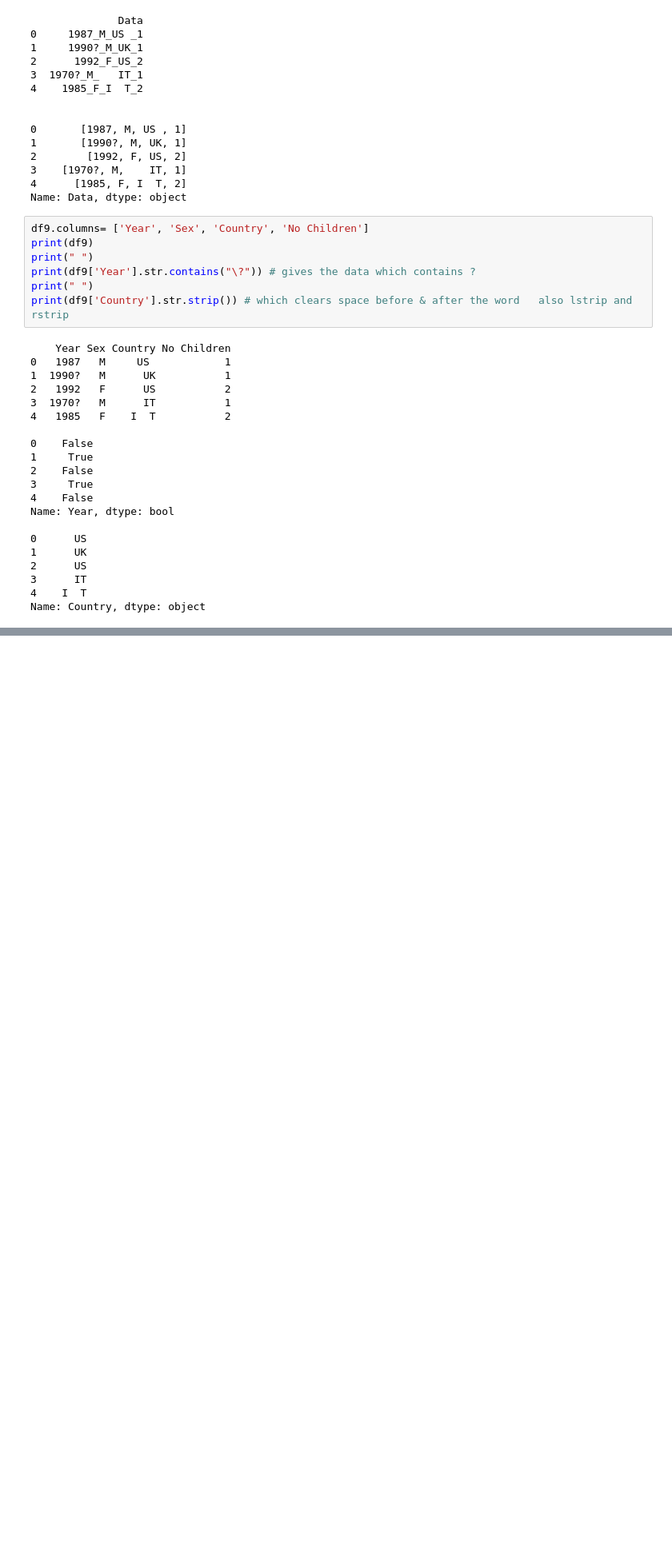
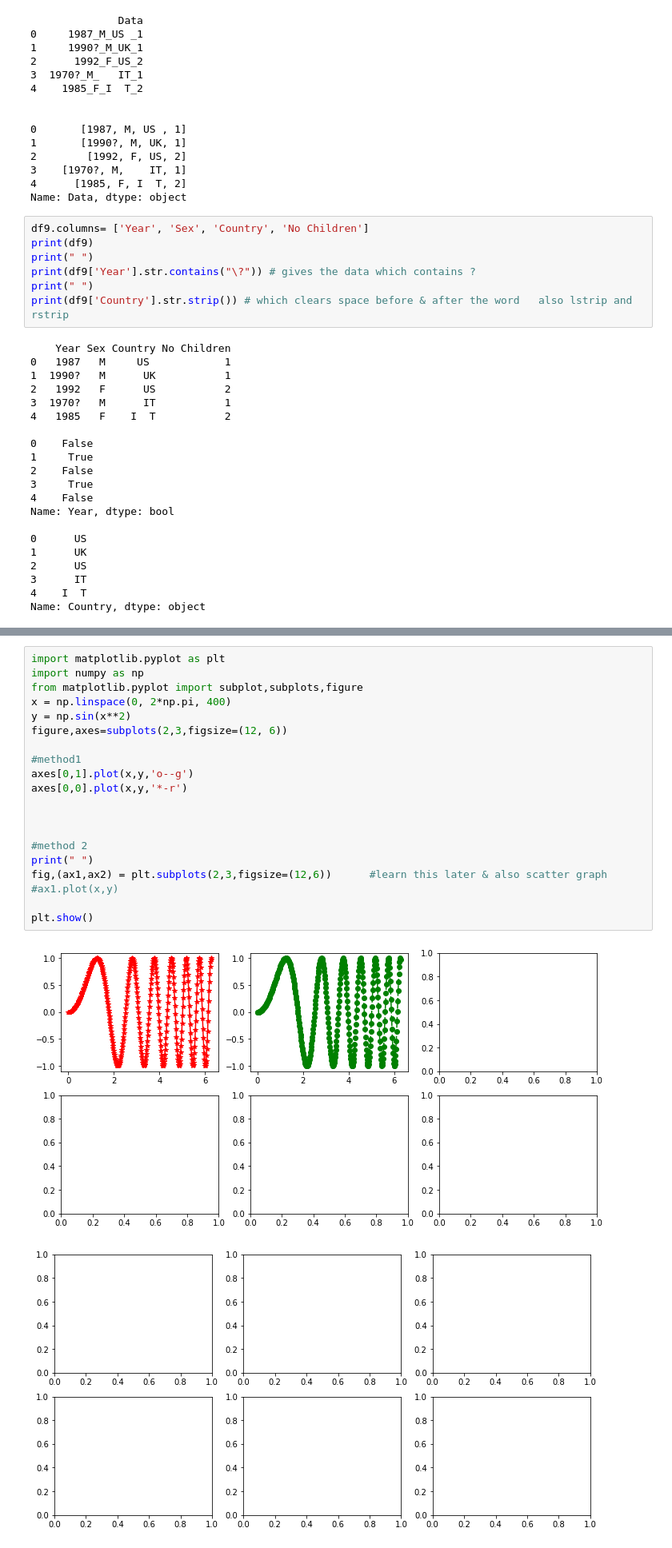
Before and after one commit to palleramcharan/Pythonpractice, a Jupyter notebook: FreeCodeCampPractice.ipynb, the cells around one changed output, grey strips where cells are left out. Shown at 80% size. Drawn from its saved outputs; the diff is of its cells as text; blank space fills up the shorter version.

```diff
--- a/FreeCodeCampPractice.ipynb
+++ b/FreeCodeCampPractice.ipynb
@@ -825,0 +964,23 @@ Name: Country, dtype: object
+# %%
+import matplotlib.pyplot as plt
+import numpy as np
+from matplotlib.pyplot import subplot,subplots,figure
+x = np.linspace(0, 2*np.pi, 400)
+y = np.sin(x**2)
+figure,axes=subplots(2,3,figsize=(12, 6))
+
+#method1
+axes[0,1].plot(x,y,'o--g')
+axes[0,0].plot(x,y,'*-r')
+
+
+
+#method 2
+print(" ")
+fig,(ax1,ax2) = plt.subplots(2,3,figsize=(12,6))      #learn this later & also scatter graph
+#ax1.plot(x,y)
+
+plt.show()
+# %% [output]
+[figure, added]
+[figure, added]
```
Also changed, not shown: parts of 20 cells of this notebook.
